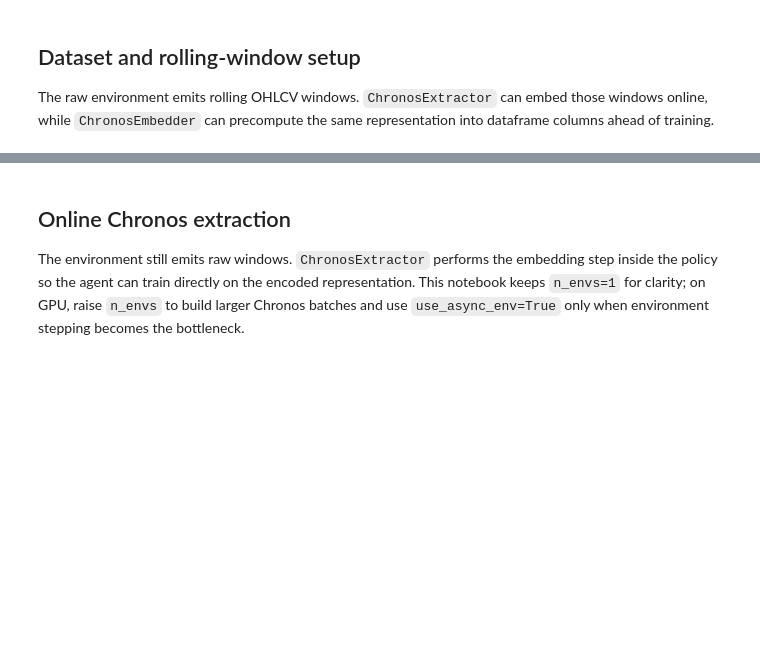
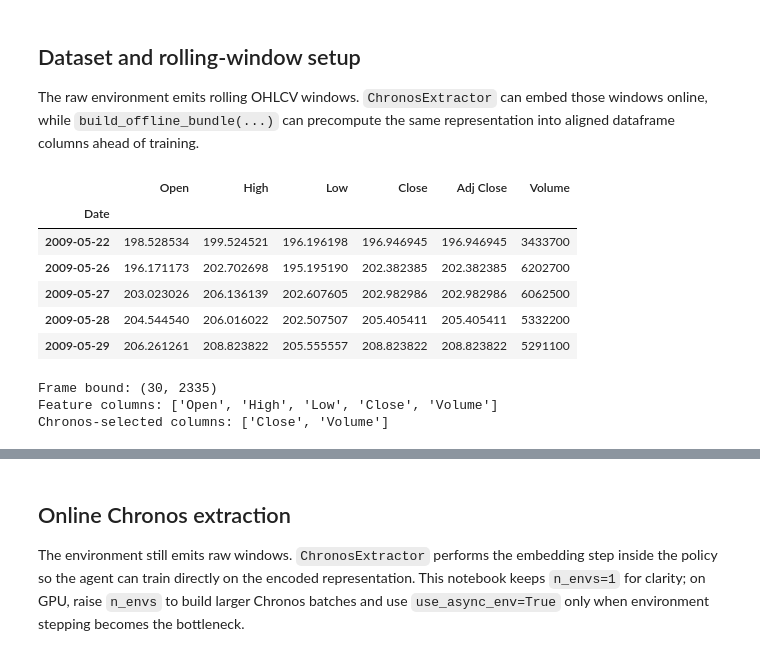
Before and after one commit to cpohagwu/crosslearn, a Jupyter notebook: examples/04_gym-anytrading_reinforce_chronos2.ipynb, the cells around one changed output, grey strips where cells are left out. Cells and saved outputs as stored; diff of their text form; code cells hidden in the pictures; blank space fills up the shorter version.

```diff
--- a/examples/04_gym-anytrading_reinforce_chronos2.ipynb
+++ b/examples/04_gym-anytrading_reinforce_chronos2.ipynb
@@ -30,17 +32,28 @@ except importlib.metadata.PackageNotFoundError:
 # %% [markdown]
 ## Dataset and rolling-window setup
 
-The raw environment emits rolling OHLCV windows. `ChronosExtractor` can embed those windows online, while `ChronosEmbedder` can precompute the same representation into dataframe columns ahead of training.
+The raw environment emits rolling OHLCV windows. `ChronosExtractor` can embed those windows online, while `build_offline_bundle(...)` can precompute the same representation into aligned dataframe columns ahead of training.
 # %%
 LOOKBACK = 30
 FEATURE_COLUMNS = ['Open', 'High', 'Low', 'Close', 'Volume']
 SELECTED_COLUMNS = ['Close', 'Volume']
 FRAME_BOUND = (LOOKBACK, len(STOCKS_GOOGL))
 
-print(STOCKS_GOOGL.head())
+display(STOCKS_GOOGL.head())
 print('Frame bound:', FRAME_BOUND)
 print('Feature columns:', FEATURE_COLUMNS)
 print('Chronos-selected columns:', SELECTED_COLUMNS)
+# %% [output]
+|  | Open | High | Low | Close | Adj Close | Volume |
+| Date |  |  |  |  |  |  |
+| 2009-05-22 | 198.528534 | 199.524521 | 196.196198 | 196.946945 | 196.946945 | 3433700 |
+| 2009-05-26 | 196.171173 | 202.702698 | 195.195190 | 202.382385 | 202.382385 | 6202700 |
+| 2009-05-27 | 203.023026 | 206.136139 | 202.607605 | 202.982986 | 202.982986 | 6062500 |
+| 2009-05-28 | 204.544540 | 206.016022 | 202.507507 | 205.405411 | 205.405411 | 5332200 |
+| 2009-05-29 | 206.261261 | 208.823822 | 205.555557 | 208.823822 | 208.823822 | 5291100 |
+Frame bound: (30, 2335)
+Feature columns: ['Open', 'High', 'Low', 'Close', 'Volume']
+Chronos-selected columns: ['Close', 'Volume']
 # %%
 def online_process_data(env):
     start = env.frame_bound[0] - env.window_size
```
Also changed, not shown: parts of 11 cells of this notebook, 7 other files.
